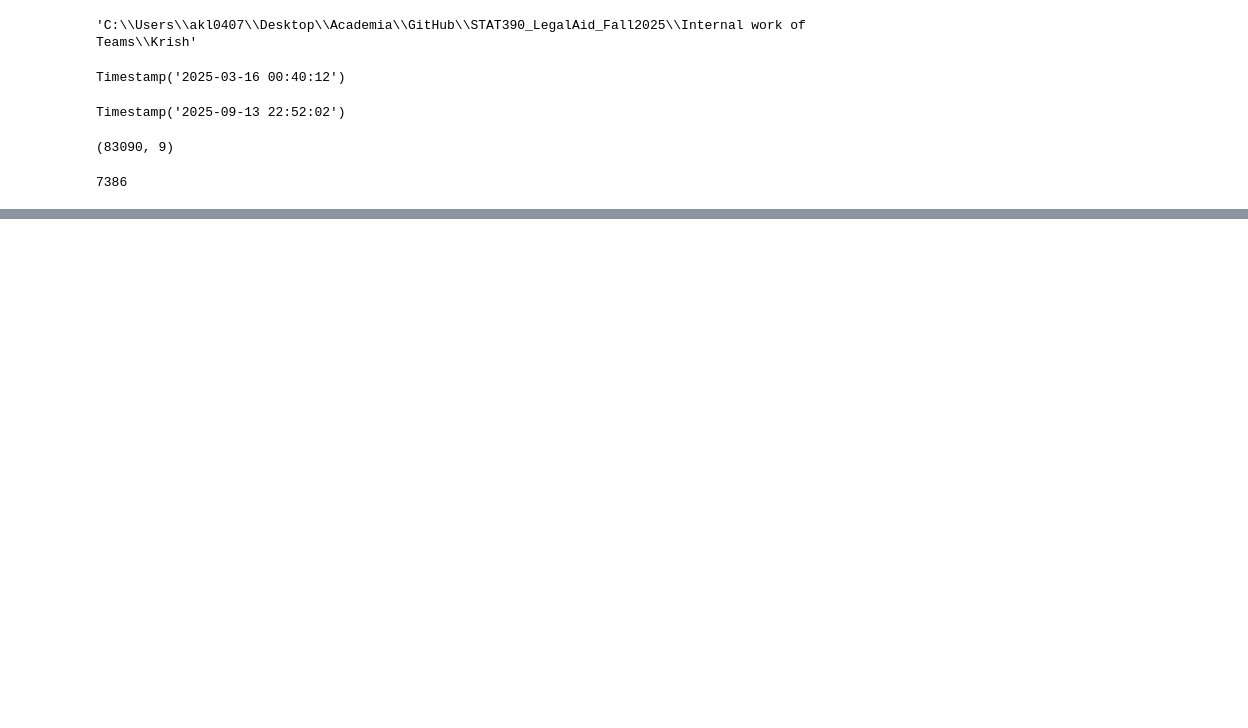
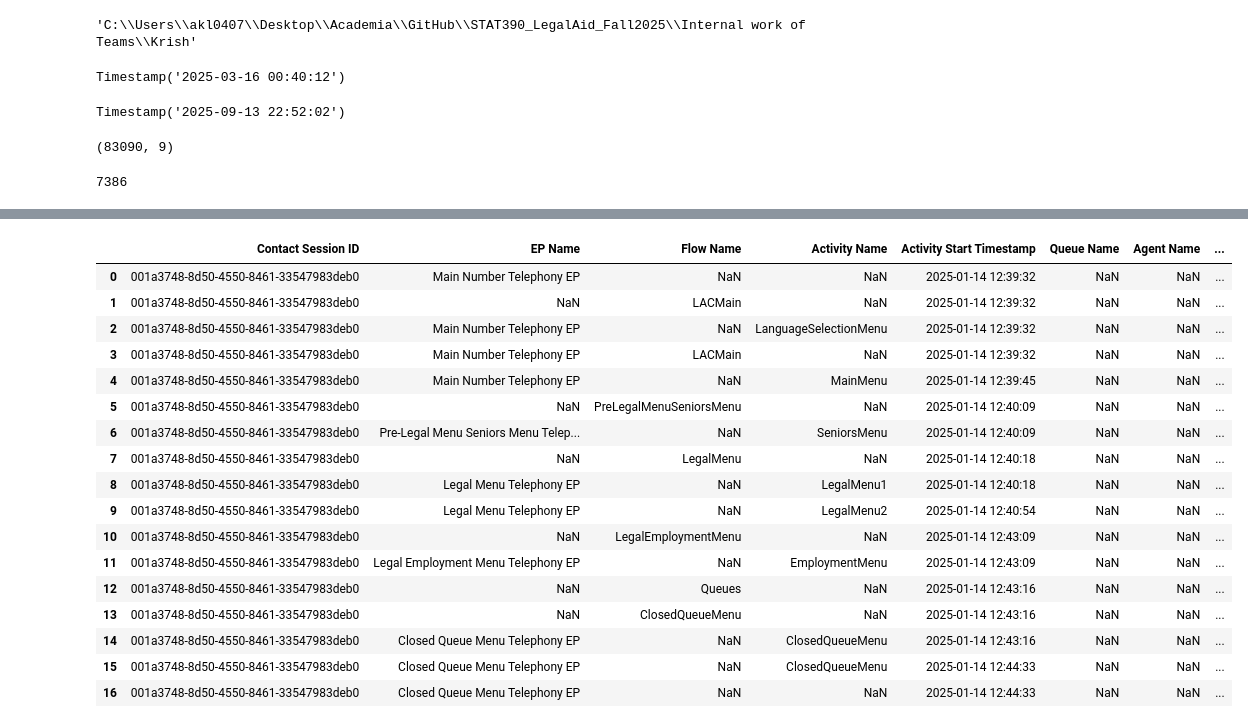
Before and after one commit to arvindkrishna87/STAT390_LegalAid_Fall2025, a Jupyter notebook: Internal work of Teams/Krish/CAR_data_import_code_and_EDA.ipynb, the cells around one changed output, grey strips where cells are left out. Cells and saved outputs as stored; diff of their text form; code cells hidden in the pictures; blank space fills up the shorter version.

```diff
--- a/Internal work of Teams/Krish/CAR_data_import_code_and_EDA.ipynb
+++ b/Internal work of Teams/Krish/CAR_data_import_code_and_EDA.ipynb
@@ -412,0 +534,21 @@ df_tr
+# %%
+df_main.loc[df_main['Contact Session ID'] == '001a3748-8d50-4550-8461-33547983deb0',:]
+# %% [output]
+|  | Contact Session ID | EP Name | Flow Name | Activity Name | Activity Start Timestamp | Queue Name | Agent Name | ... |
+| 0 | 001a3748-8d50-4550-8461-33547983deb0 | Main Number Telephony EP | NaN | NaN | 2025-01-14 12:39:32 | NaN | NaN | ... |
+| 1 | 001a3748-8d50-4550-8461-33547983deb0 | NaN | LACMain | NaN | 2025-01-14 12:39:32 | NaN | NaN | ... |
+| 2 | 001a3748-8d50-4550-8461-33547983deb0 | Main Number Telephony EP | NaN | LanguageSelectionMenu | 2025-01-14 12:39:32 | NaN | NaN | ... |
+| 3 | 001a3748-8d50-4550-8461-33547983deb0 | Main Number Telephony EP | LACMain | NaN | 2025-01-14 12:39:32 | NaN | NaN | ... |
+| 4 | 001a3748-8d50-4550-8461-33547983deb0 | Main Number Telephony EP | NaN | MainMenu | 2025-01-14 12:39:45 | NaN | NaN | ... |
+| 5 | 001a3748-8d50-4550-8461-33547983deb0 | NaN | PreLegalMenuSeniorsMenu | NaN | 2025-01-14 12:40:09 | NaN | NaN | ... |
+| 6 | 001a3748-8d50-4550-8461-33547983deb0 | Pre-Legal Menu Seniors Menu Telep... | NaN | SeniorsMenu | 2025-01-14 12:40:09 | NaN | NaN | ... |
+| 7 | 001a3748-8d50-4550-8461-33547983deb0 | NaN | LegalMenu | NaN | 2025-01-14 12:40:18 | NaN | NaN | ... |
+| 8 | 001a3748-8d50-4550-8461-33547983deb0 | Legal Menu Telephony EP | NaN | LegalMenu1 | 2025-01-14 12:40:18 | NaN | NaN | ... |
+| 9 | 001a3748-8d50-4550-8461-33547983deb0 | Legal Menu Telephony EP | NaN | LegalMenu2 | 2025-01-14 12:40:54 | NaN | NaN | ... |
+| 10 | 001a3748-8d50-4550-8461-33547983deb0 | NaN | LegalEmploymentMenu | NaN | 2025-01-14 12:43:09 | NaN | NaN | ... |
+| 11 | 001a3748-8d50-4550-8461-33547983deb0 | Legal Employment Menu Telephony EP | NaN | EmploymentMenu | 2025-01-14 12:43:09 | NaN | NaN | ... |
+| 12 | 001a3748-8d50-4550-8461-33547983deb0 | NaN | Queues | NaN | 2025-01-14 12:43:16 | NaN | NaN | ... |
+| 13 | 001a3748-8d50-4550-8461-33547983deb0 | NaN | ClosedQueueMenu | NaN | 2025-01-14 12:43:16 | NaN | NaN | ... |
+| 14 | 001a3748-8d50-4550-8461-33547983deb0 | Closed Queue Menu Telephony EP | NaN | ClosedQueueMenu | 2025-01-14 12:43:16 | NaN | NaN | ... |
+| 15 | 001a3748-8d50-4550-8461-33547983deb0 | Closed Queue Menu Telephony EP | NaN | ClosedQueueMenu | 2025-01-14 12:44:33 | NaN | NaN | ... |
+| 16 | 001a3748-8d50-4550-8461-33547983deb0 | Closed Queue Menu Telephony EP | NaN | NaN | 2025-01-14 12:44:33 | NaN | NaN | ... |
```
Also changed, not shown: parts of 30 cells of this notebook, 2 other files.
